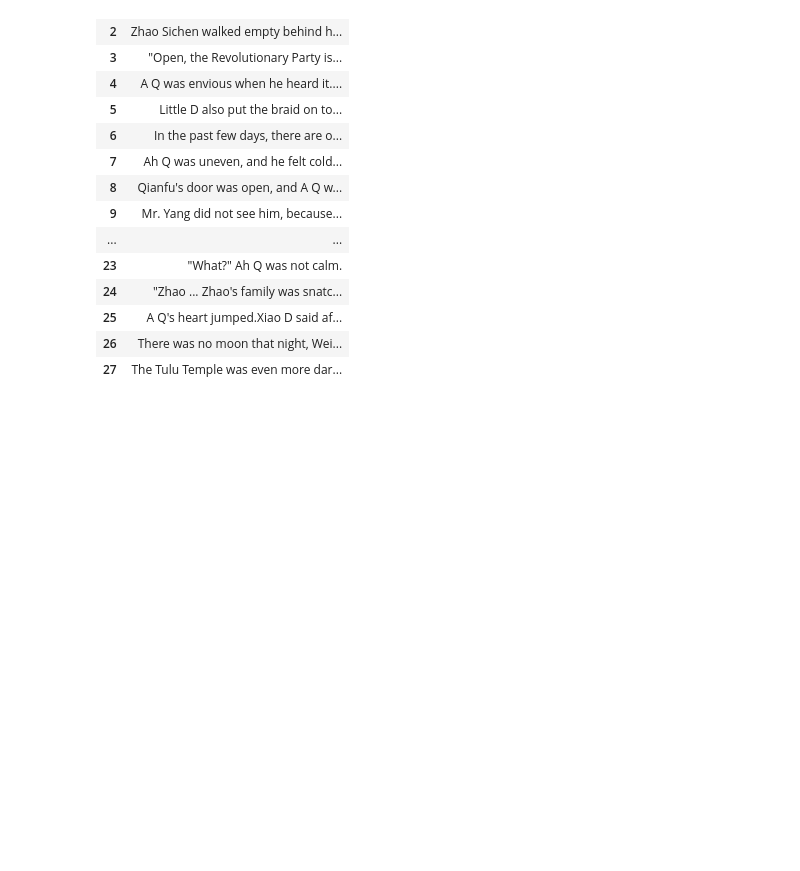
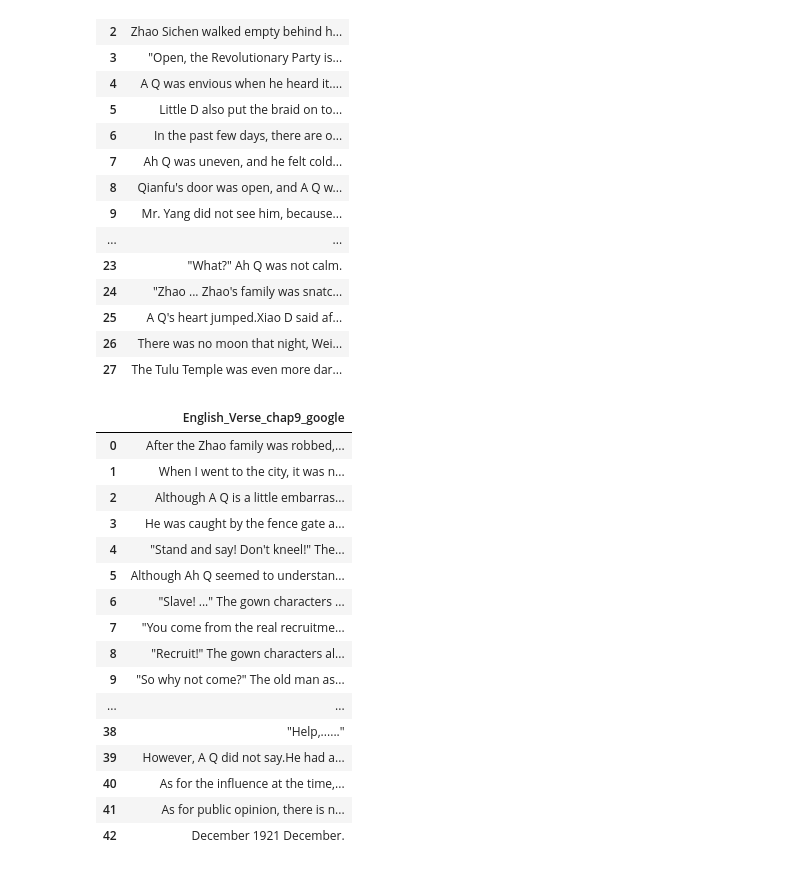
Before and after one commit to sydney-machine-learning/translationanalysis-Mandarin, a Jupyter notebook: jupyter_notebook/data_pre_processing_new.ipynb, the cells around one changed output. Drawn from its saved outputs; the diff is of its cells as text; code cells hidden in the pictures; blank space fills up the shorter version.

```diff
--- a/jupyter_notebook/data_pre_processing_new.ipynb
+++ b/jupyter_notebook/data_pre_processing_new.ipynb
@@ -1424,3 +1435,41 @@ df_google_chapt8
 | 25 | A Q's heart jumped.Xiao D said af... |
 | 26 | There was no moon that night, Wei... |
 | 27 | The Tulu Temple was even more dar... |
+# %%
+#google chapter 9
+
+df_google_chapt9 = pd.read_csv("/Users/wangxuechun/unsw/thesis-repo/Data_set/google_dataset/chapter_9_eng_version_google.csv")
+
+merged_rows_google_chapt9 = df_google_chapt9.iloc[33:35]
+
+merged_row_google_chapt9 = merged_rows_google_chapt9.agg(agg)
+
+original_indices_google_chapt9 = merged_rows_google_chapt9.index
+
+insert_index_google_chapt9 = original_indices_google_chapt9[0]
+
+df_dropped_google_chapt9 = df_google_chapt9.drop(original_indices_google_chapt9)
+
+merged_row_df_google_chapt9 = pd.DataFrame([merged_row_google_chapt9], index=[insert_index_google_chapt9])
+
+df_with_merged_google_chapt9 = pd.concat([df_dropped_google_chapt9.iloc[:insert_index_google_chapt9], merged_row_df_google_chapt9, df_dropped_google_chapt9.iloc[insert_index_google_chapt9:]]).sort_index().reset_index(drop=True)
+
+df_with_merged_google_chapt9
+# %% [output]
+|  | English_Verse_chap9_google |
+| 0 | After the Zhao family was robbed,... |
+| 1 | When I went to the city, it was n... |
+| 2 | Although A Q is a little embarras... |
+| 3 | He was caught by the fence gate a... |
+| 4 | "Stand and say! Don't kneel!" The... |
+| 5 | Although Ah Q seemed to understan... |
+| 6 | "Slave! ..." The gown characters ... |
+| 7 | "You come from the real recruitme... |
+| 8 | "Recruit!" The gown characters al... |
+| 9 | "So why not come?" The old man as... |
+| ... | ... |
+| 38 | "Help,......" |
+| 39 | However, A Q did not say.He had a... |
+| 40 | As for the influence at the time,... |
+| 41 | As for public opinion, there is n... |
+| 42 | December 1921 December. |
```
Also changed, not shown: parts of 6 cells of this notebook.
